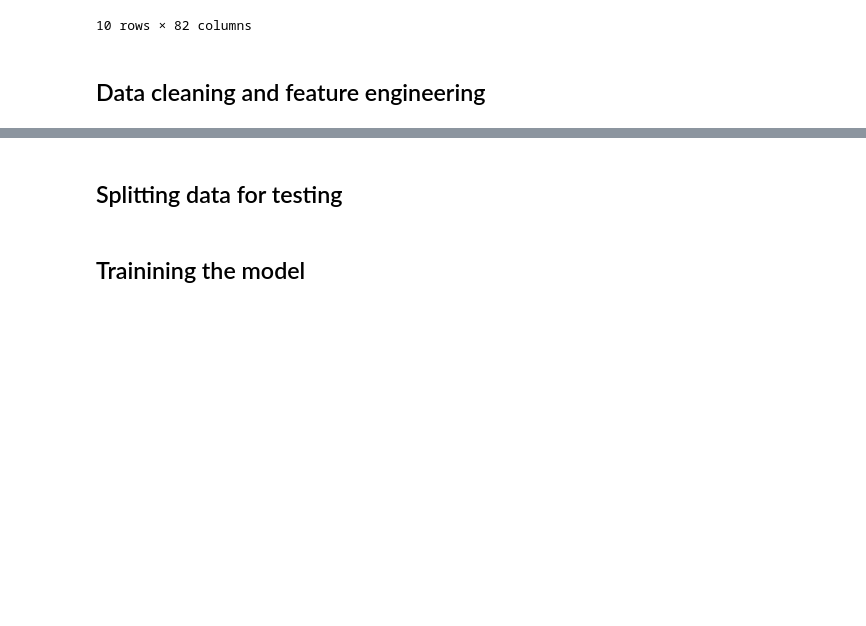
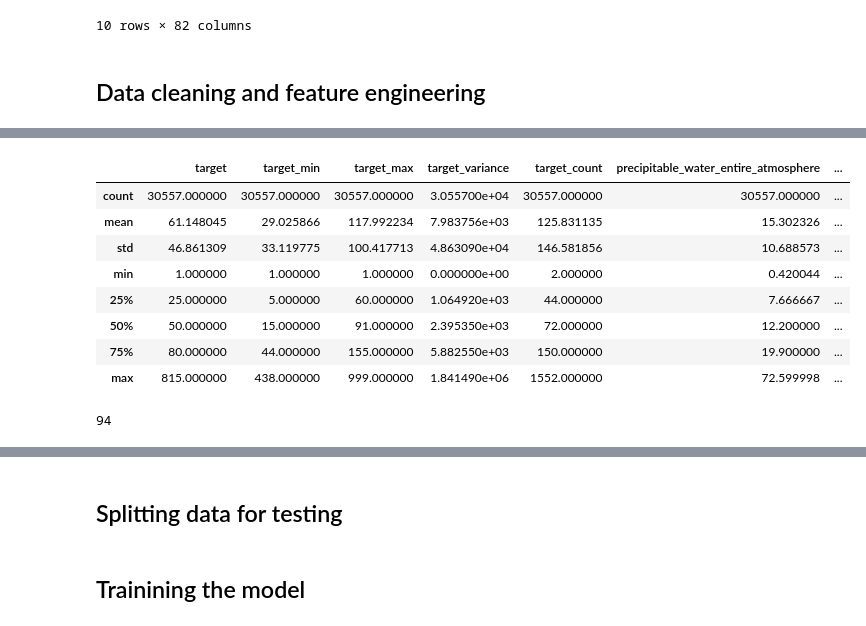
Before and after one commit to ilacosta14/Urban-Air-Pollution, a Jupyter notebook: Air_Poll.ipynb, the cells around one changed output, grey strips where cells are left out. Drawn from its saved outputs; the diff is of its cells as text; code cells hidden in the pictures; blank space fills up the shorter version.

```diff
--- a/Air_Poll.ipynb
+++ b/Air_Poll.ipynb
@@ -85,0 +142,16 @@ df_train.info()
+# %%
+df_train.describe()
+# %% [output]
+|  | target | target_min | target_max | target_variance | target_count | precipitable_water_entire_atmosphere | ... |
+| count | 30557.000000 | 30557.000000 | 30557.000000 | 3.055700e+04 | 30557.000000 | 30557.000000 | ... |
+| mean | 61.148045 | 29.025866 | 117.992234 | 7.983756e+03 | 125.831135 | 15.302326 | ... |
+| std | 46.861309 | 33.119775 | 100.417713 | 4.863090e+04 | 146.581856 | 10.688573 | ... |
+| min | 1.000000 | 1.000000 | 1.000000 | 0.000000e+00 | 2.000000 | 0.420044 | ... |
+| 25% | 25.000000 | 5.000000 | 60.000000 | 1.064920e+03 | 44.000000 | 7.666667 | ... |
+| 50% | 50.000000 | 15.000000 | 91.000000 | 2.395350e+03 | 72.000000 | 12.200000 | ... |
+| 75% | 80.000000 | 44.000000 | 155.000000 | 5.882550e+03 | 150.000000 | 19.900000 | ... |
+| max | 815.000000 | 438.000000 | 999.000000 | 1.841490e+06 | 1552.000000 | 72.599998 | ... |
+# %%
+df_train['Date'].nunique()
+# %% [output]
+94
```
Also changed, not shown: parts of 8 cells of this notebook.
